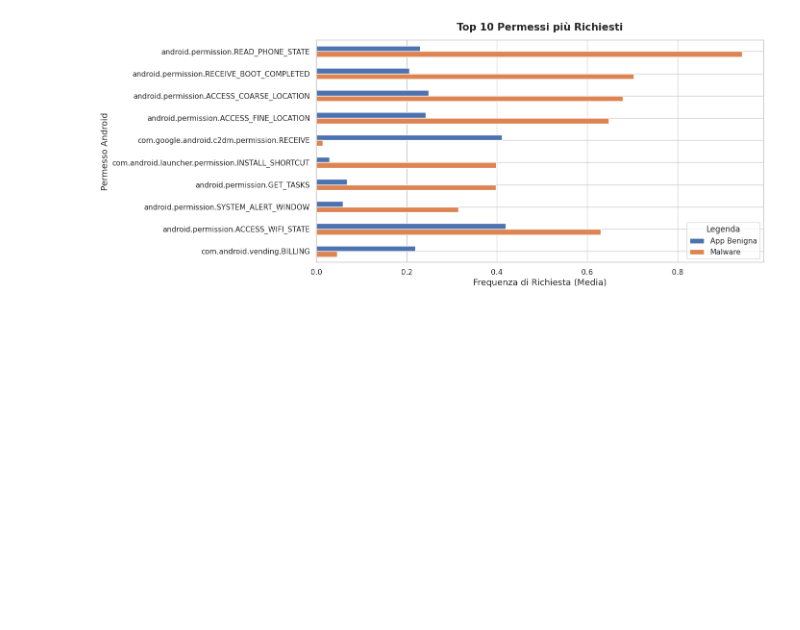
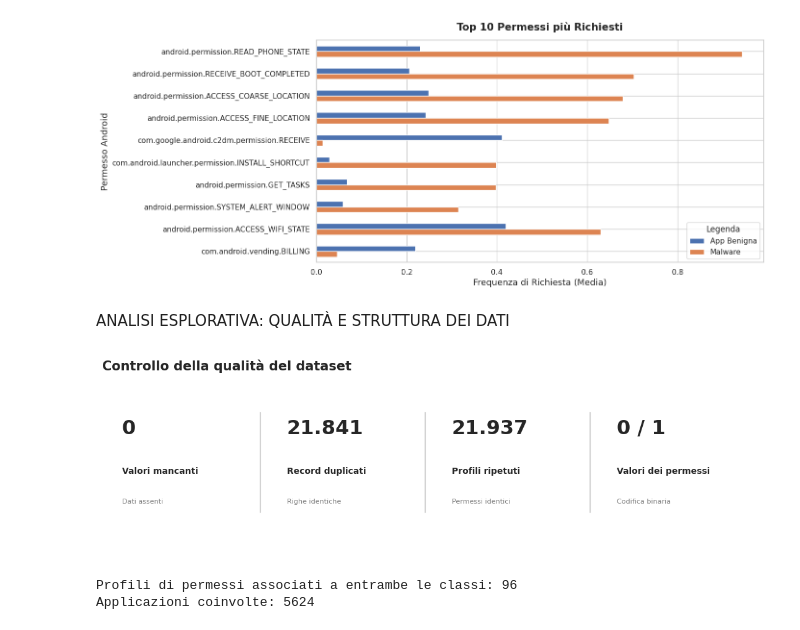
Before and after one commit to stefa54sm-ai/Analisi-DataSet, a Jupyter notebook: Analisi_Dataset.ipynb, the cells around one changed output. Cells and saved outputs as stored; diff of their text form; code cells hidden in the pictures; blank space fills up the shorter version.

```diff
--- a/Analisi_Dataset.ipynb
+++ b/Analisi_Dataset.ipynb
@@ -169,3 +169,77 @@ plt.show()
 # %% [output]
 <Figure size 1200x600 with 0 Axes>
 [figure]
+# %% [markdown]
+ ANALISI ESPLORATIVA: QUALITÀ E STRUTTURA DEI DATI
+# %%
+
+# ANALISI DELLA QUALITÀ DEI DATI
+
+# Calcoliamo gli indicatori
+valori_mancanti = df.isnull().sum().sum()
+record_duplicati = df.duplicated().sum()
+profili_ripetuti = X.duplicated().sum()
+
+# Verifichiamo i valori presenti nelle caratteristiche
+valori_permessi = sorted(X.stack().unique())
+
+# Creiamo una visualizzazione sintetica
+fig, ax = plt.subplots(figsize=(11, 3.5))
+ax.axis("off")
+
+indicatori = [
+    ("Valori mancanti", valori_mancanti, "Dati assenti"),
+    ("Record duplicati", f"{record_duplicati:,}".replace(",", "."), "Righe identiche"),
+    ("Profili ripetuti", f"{profili_ripetuti:,}".replace(",", "."), "Permessi identici"),
+    ("Valori dei permessi", " / ".join(map(str, valori_permessi)), "Codifica binaria")
+]
+
+for i, (titolo, valore, descrizione) in enumerate(indicatori):
+    x_pos = 0.03 + i * 0.25
+
+    ax.text(x_pos, 0.72, str(valore),
+            transform=ax.transAxes,
+            fontsize=23, fontweight="bold")
+
+    ax.text(x_pos, 0.48, titolo,
+            transform=ax.transAxes,
+            fontsize=10, fontweight="bold")
+
+    ax.text(x_pos, 0.30, descrizione,
+            transform=ax.transAxes,
+            fontsize=8, color="gray")
+
+    if i < 3:
+        ax.plot([x_pos + 0.21, x_pos + 0.21],
+                [0.25, 0.85],
+                transform=ax.transAxes,
+                color="lightgray")
+
+ax.set_title("Controllo della qualità del dataset",
+             fontsize=15, fontweight="bold",
+             loc="left", pad=20)
+
+plt.tight_layout()
+plt.show()
+# %% [output]
+[figure, added]
+# %%
+
+# VERIFICA DEI PROFILI DI PERMESSI CON ETICHETTE DIVERSE
+
+gruppi = df.groupby(list(X.columns))["Result"].agg(
+    numero_app="size",
+    numero_classi="nunique"
+)
+
+# Individuiamo i profili associati a più di una classe
+profili_conflitto = gruppi[gruppi["numero_classi"] > 1]
+
+print("Profili di permessi associati a entrambe le classi:",
+      len(profili_conflitto))
+
+print("Applicazioni coinvolte:",
+      int(profili_conflitto["numero_app"].sum()))
+# %% [output]
+Profili di permessi associati a entrambe le classi: 96
+Applicazioni coinvolte: 5624
```
Also changed, not shown: parts of 8 cells of this notebook.
